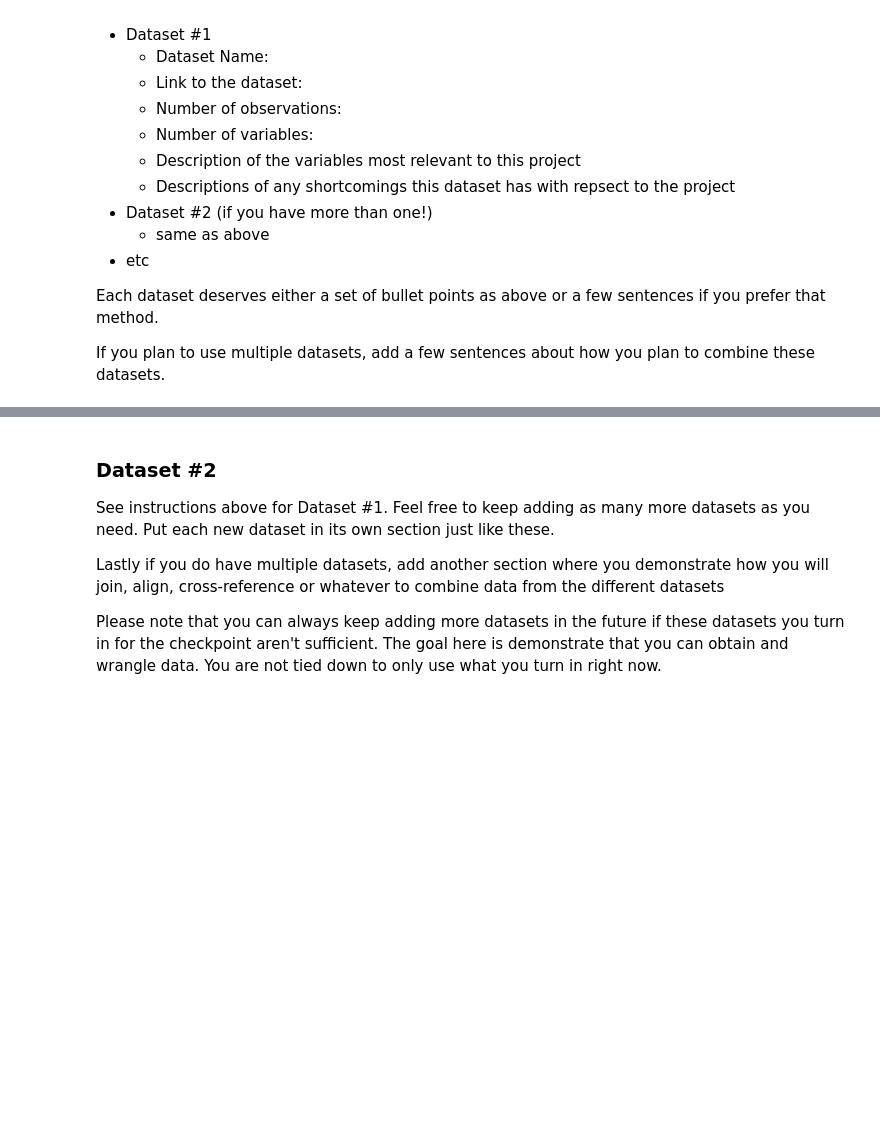
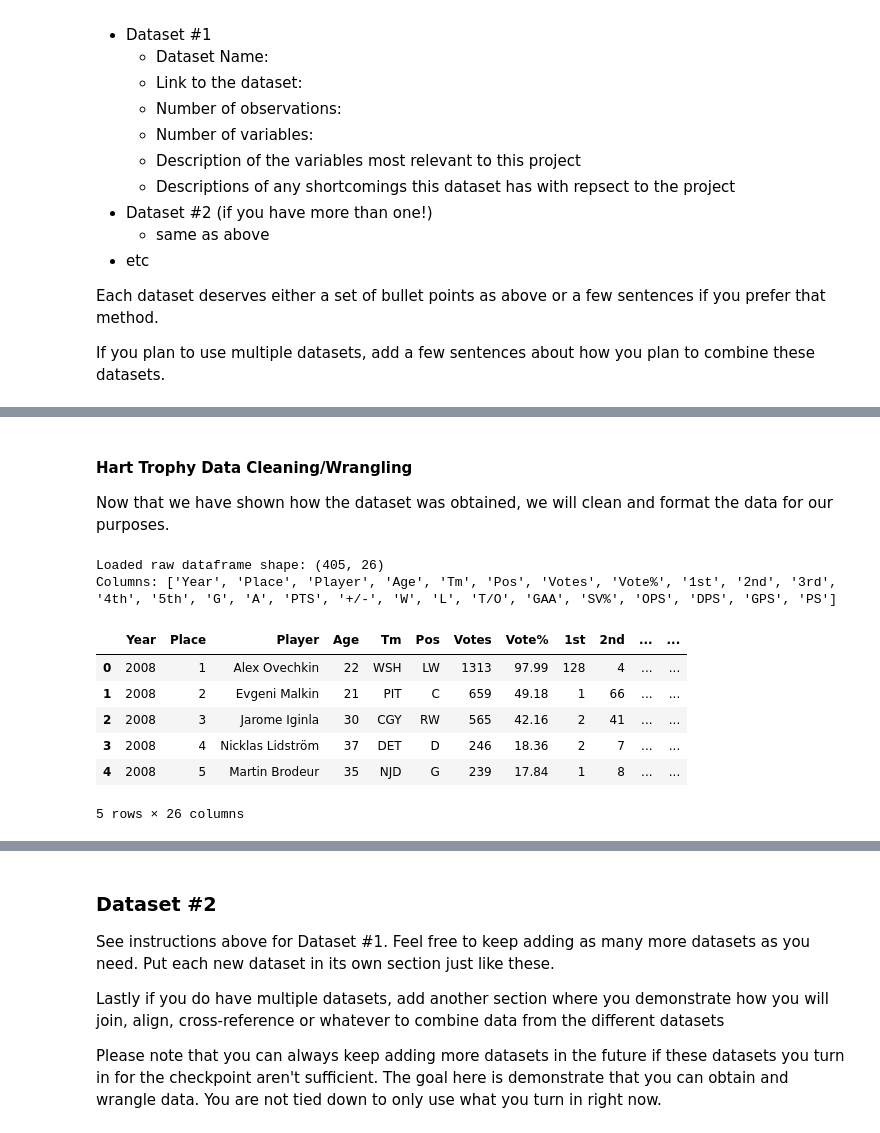
Before and after one commit to COGS108/Group118_WI26, a Jupyter notebook: 01-DataCheckpoint.ipynb, the cells around one changed output, grey strips where cells are left out. Cells and saved outputs as stored; diff of their text form; code cells hidden in the pictures; blank space fills up the shorter version.

```diff
--- a/01-DataCheckpoint.ipynb
+++ b/01-DataCheckpoint.ipynb
@@ -134,0 +275,39 @@ Instructions:
+# %% [markdown]
+#### Hart Trophy Data Cleaning/Wrangling
+
+Now that we have shown how the dataset was obtained, we will clean and format the data for our purposes.
+# %%
+# This cell contains the initial setup and loading of the data
+
+import os
+import re
+from pathlib import Path
+import pandas as pd
+import numpy as np
+
+# Setting up the working directories
+RAW_PATH = Path('data/00-raw/hart_voting_2008_2025.csv')
+INTERIM_DIR = Path('data/01-interim')
+PROCESSED_DIR = Path('data/02-processed')
+
+INTERIM_DIR.mkdir(parents=True, exist_ok=True)
+PROCESSED_DIR.mkdir(parents=True, exist_ok=True)
+
+# Making sure the raw data is present
+assert RAW_PATH.exists()
+
+# Loading the dataset
+df_raw = pd.read_csv(RAW_PATH, dtype=str, encoding="utf-8")
+print("Loaded raw dataframe shape:", df_raw.shape)
+print("Columns:", df_raw.columns.tolist())
+display(df_raw.head(5))
+# %% [output]
+Loaded raw dataframe shape: (405, 26)
+Columns: ['Year', 'Place', 'Player', 'Age', 'Tm', 'Pos', 'Votes', 'Vote%', '1st', '2nd', '3rd', '4th', '5th', 'G', 'A', 'PTS', '+/-', 'W', 'L', 'T/O', 'GAA', 'SV%', 'OPS', 'DPS', 'GPS', 'PS']
+|  | Year | Place | Player | Age | Tm | Pos | Votes | Vote% | 1st | 2nd | ... | ... |
+| 0 | 2008 | 1 | Alex Ovechkin | 22 | WSH | LW | 1313 | 97.99 | 128 | 4 | ... | ... |
+| 1 | 2008 | 2 | Evgeni Malkin | 21 | PIT | C | 659 | 49.18 | 1 | 66 | ... | ... |
+| 2 | 2008 | 3 | Jarome Iginla | 30 | CGY | RW | 565 | 42.16 | 2 | 41 | ... | ... |
+| 3 | 2008 | 4 | Nicklas Lidström | 37 | DET | D | 246 | 18.36 | 2 | 7 | ... | ... |
+| 4 | 2008 | 5 | Martin Brodeur | 35 | NJD | G | 239 | 17.84 | 1 | 8 | ... | ... |
+5 rows × 26 columns
```
Also changed, not shown: parts of 8 cells of this notebook, 2 other files.
